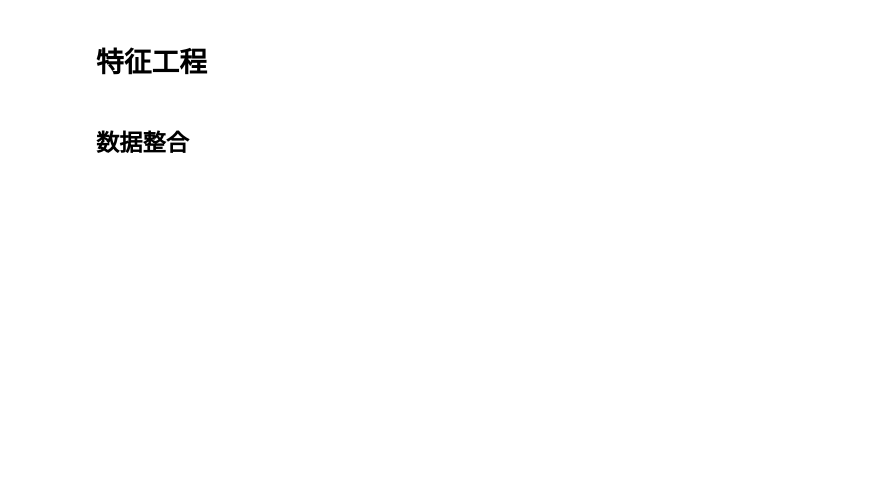
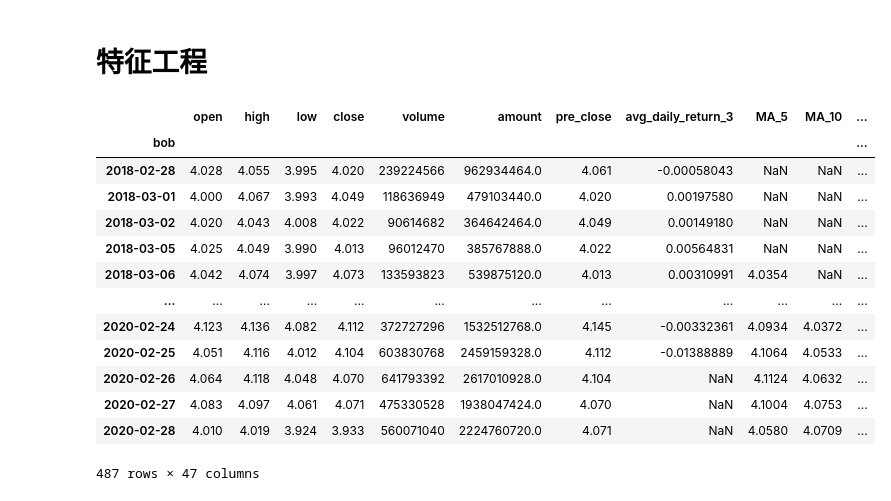
Before and after one commit to Monsoon007/LSTM-XGBOOST, a Jupyter notebook: 7106f7e7-f01e-11ee-8953-a00af654686a/数据工程.ipynb, the cells around one changed output. Saved outputs shown, nothing was run; the diff lists cells and outputs as text; code cells hidden in the pictures; blank space fills up the shorter version.

```diff
--- a/7106f7e7-f01e-11ee-8953-a00af654686a/数据工程.ipynb
+++ b/7106f7e7-f01e-11ee-8953-a00af654686a/数据工程.ipynb
@@ -192,2 +210,7 @@ memory usage: 50.8+ KB
 # %% [markdown]
 # 宏观数据指标
+# %%
+macro_data = pd.read_excel('../数据/macro.xlsx')
+# %%
+#date作为索引
+macro_data.set_index('date', inplace=True)
@@ -238,4 +345,19 @@ def calculate_br(data, period=26):
 # %% [markdown]
 # 特征工程
-# %% [markdown]
-## 数据整合
+# %%
+data
+# %% [output]
+|  | open | high | low | close | volume | amount | pre_close | avg_daily_return_3 | MA_5 | MA_10 | ... |
+| bob |  |  |  |  |  |  |  |  |  |  | ... |
+| 2018-02-28 | 4.028 | 4.055 | 3.995 | 4.020 | 239224566 | 962934464.0 | 4.061 | -0.00058043 | NaN | NaN | ... |
+| 2018-03-01 | 4.000 | 4.067 | 3.993 | 4.049 | 118636949 | 479103440.0 | 4.020 | 0.00197580 | NaN | NaN | ... |
+| 2018-03-02 | 4.020 | 4.043 | 4.008 | 4.022 | 90614682 | 364642464.0 | 4.049 | 0.00149180 | NaN | NaN | ... |
+| 2018-03-05 | 4.025 | 4.049 | 3.990 | 4.013 | 96012470 | 385767888.0 | 4.022 | 0.00564831 | NaN | NaN | ... |
+| 2018-03-06 | 4.042 | 4.074 | 3.997 | 4.073 | 133593823 | 539875120.0 | 4.013 | 0.00310991 | 4.0354 | NaN | ... |
+| ... | ... | ... | ... | ... | ... | ... | ... | ... | ... | ... | ... |
+| 2020-02-24 | 4.123 | 4.136 | 4.082 | 4.112 | 372727296 | 1532512768.0 | 4.145 | -0.00332361 | 4.0934 | 4.0372 | ... |
+| 2020-02-25 | 4.051 | 4.116 | 4.012 | 4.104 | 603830768 | 2459159328.0 | 4.112 | -0.01388889 | 4.1064 | 4.0533 | ... |
+| 2020-02-26 | 4.064 | 4.118 | 4.048 | 4.070 | 641793392 | 2617010928.0 | 4.104 | NaN | 4.1124 | 4.0632 | ... |
+| 2020-02-27 | 4.083 | 4.097 | 4.061 | 4.071 | 475330528 | 1938047424.0 | 4.070 | NaN | 4.1004 | 4.0753 | ... |
+| 2020-02-28 | 4.010 | 4.019 | 3.924 | 3.933 | 560071040 | 2224760720.0 | 4.071 | NaN | 4.0580 | 4.0709 | ... |
+487 rows × 47 columns
```
Also changed, not shown: parts of 32 cells of this notebook, 1 other file.
